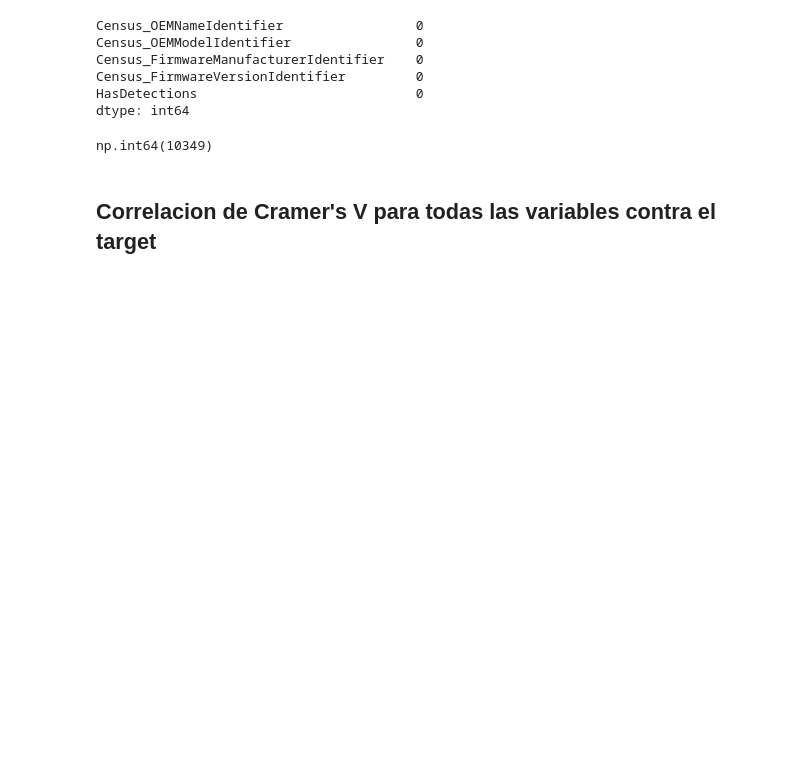
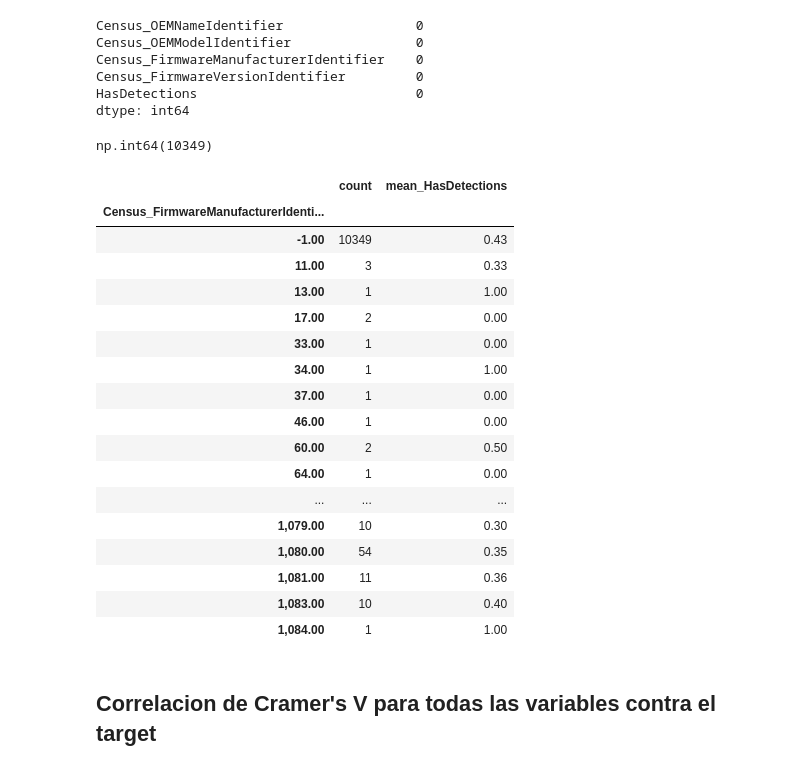
Before and after one commit to martadominguezm/grupo-1-dscesp-0525, a Jupyter notebook: entregable_2/0525_SupML_Grupo1.ipynb, the cells around one changed output. Drawn from its saved outputs; the diff is of its cells as text; code cells hidden in the pictures; blank space fills up the shorter version.

```diff
--- a/entregable_2/0525_SupML_Grupo1.ipynb
+++ b/entregable_2/0525_SupML_Grupo1.ipynb
@@ -2126,6 +2235,30 @@ dtype: int64
 (df_oem_firmware['Census_FirmwareManufacturerIdentifier'] == -1).sum()
 # %% [output]
 np.int64(10349)
+# %%
+df_oem_firmware.groupby('Census_FirmwareManufacturerIdentifier').agg(
+        count=('HasDetections', 'size'),           # cuenta de filas por OsVer
+        mean_HasDetections=('HasDetections', 'mean')  # media del target por OsVer
+    ).sort_index()
+# %% [output]
+|  | count | mean_HasDetections |
+| Census_FirmwareManufacturerIdenti... |  |  |
+| -1.00 | 10349 | 0.43 |
+| 11.00 | 3 | 0.33 |
+| 13.00 | 1 | 1.00 |
+| 17.00 | 2 | 0.00 |
+| 33.00 | 1 | 0.00 |
+| 34.00 | 1 | 1.00 |
+| 37.00 | 1 | 0.00 |
+| 46.00 | 1 | 0.00 |
+| 60.00 | 2 | 0.50 |
+| 64.00 | 1 | 0.00 |
+| ... | ... | ... |
+| 1,079.00 | 10 | 0.30 |
+| 1,080.00 | 54 | 0.35 |
+| 1,081.00 | 11 | 0.36 |
+| 1,083.00 | 10 | 0.40 |
+| 1,084.00 | 1 | 1.00 |
 # %% [markdown]
 ## Correlacion de Cramer's V para todas las variables contra el target
 # %%
```
Also changed, not shown: parts of 7 cells of this notebook.
